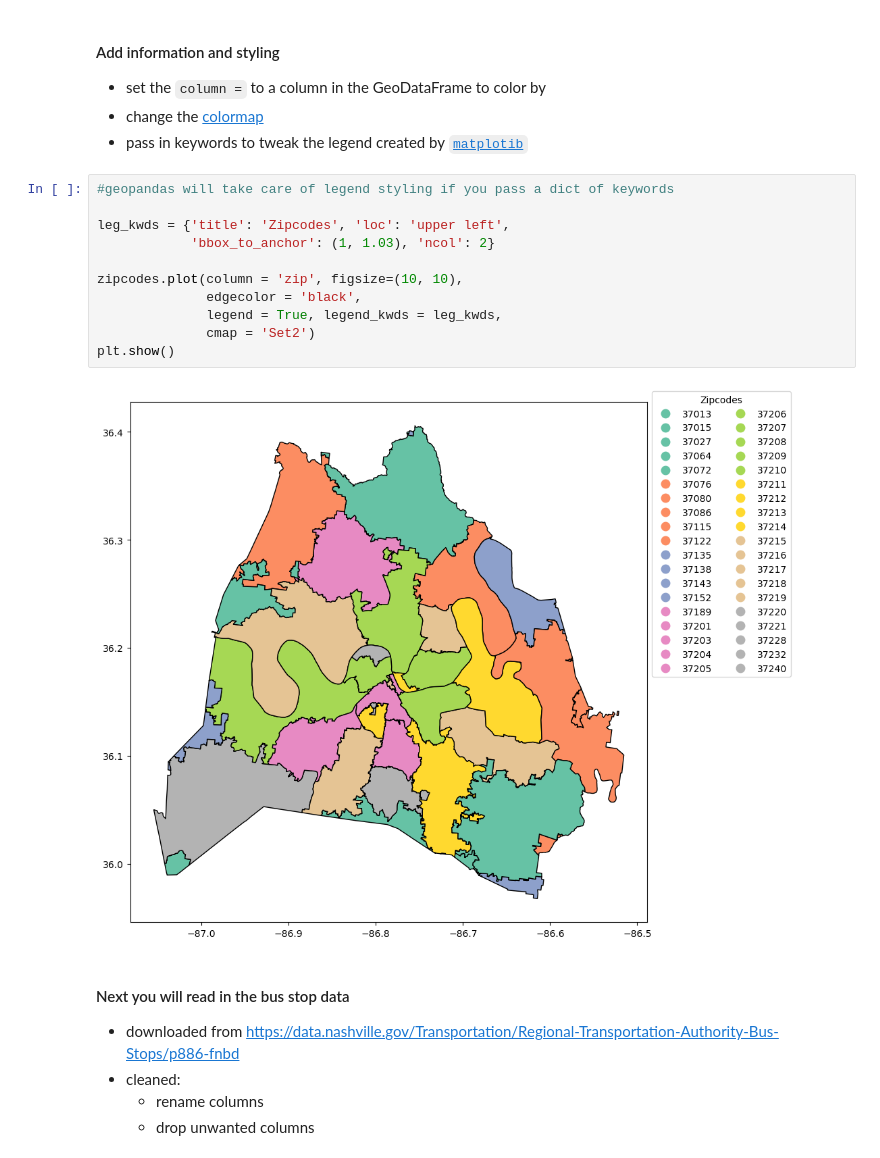
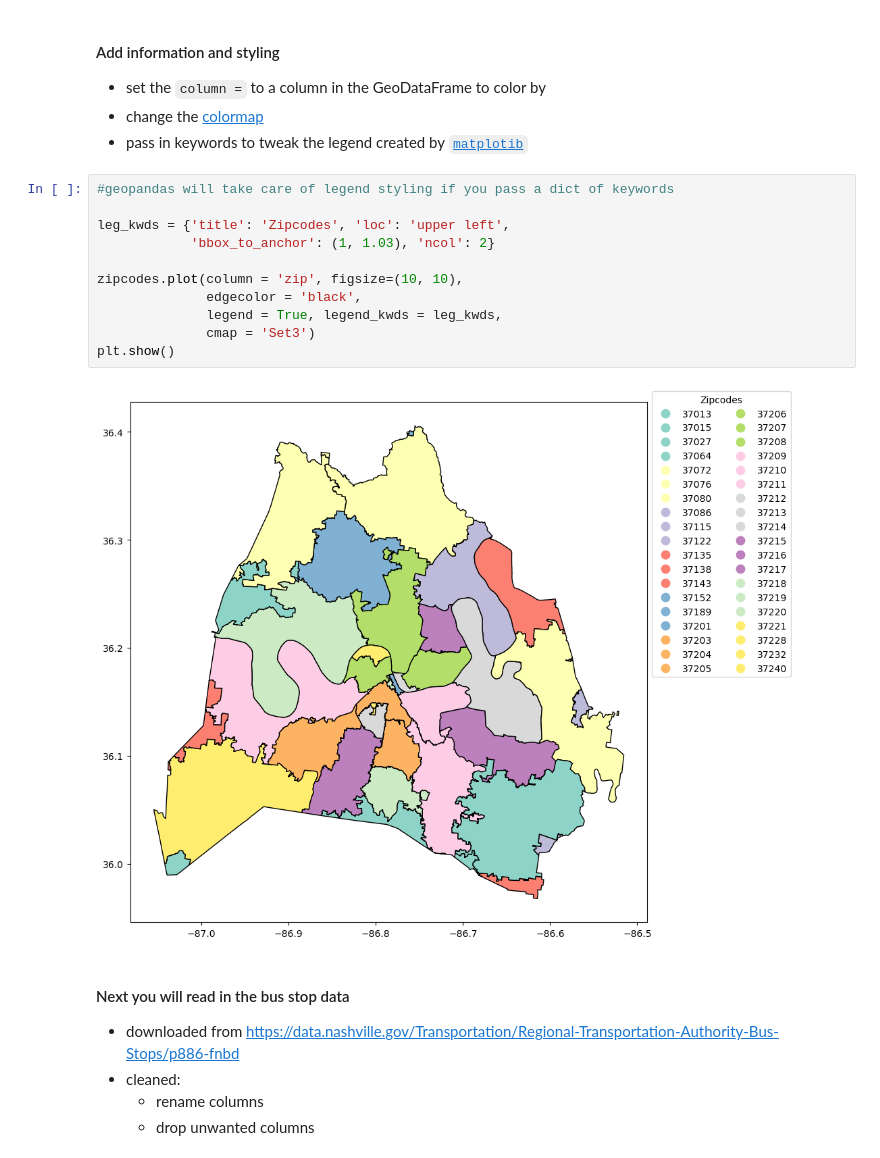
Before and after one commit to NSS-Data-Analytics-Cohort-14/geospatial-1-1-da14-kshaffer93, a Jupyter notebook: notebooks/geospatial_intro-Copy3.ipynb, the cells around one changed output. Saved outputs shown, nothing was run; the diff lists cells and outputs as text.

```diff
--- a/notebooks/geospatial_intro-Copy3.ipynb
+++ b/notebooks/geospatial_intro-Copy3.ipynb
@@ -71,16 +71,16 @@ zipcodes.plot();
 # %%
 #geopandas will take care of legend styling if you pass a dict of keywords
 
 leg_kwds = {'title': 'Zipcodes', 'loc': 'upper left',
             'bbox_to_anchor': (1, 1.03), 'ncol': 2}
 
 zipcodes.plot(column = 'zip', figsize=(10, 10),
               edgecolor = 'black',
               legend = True, legend_kwds = leg_kwds,
-              cmap = 'Set2')
+              cmap = 'Set3')
 plt.show()
 # %% [output]
-[figure, old version]
+[figure, new version]
 # %% [markdown]
 #### Next you will read in the bus stop data
 - downloaded from https://data.nashville.gov/Transportation/Regional-Transportation-Authority-Bus-Stops/p886-fnbd
```
